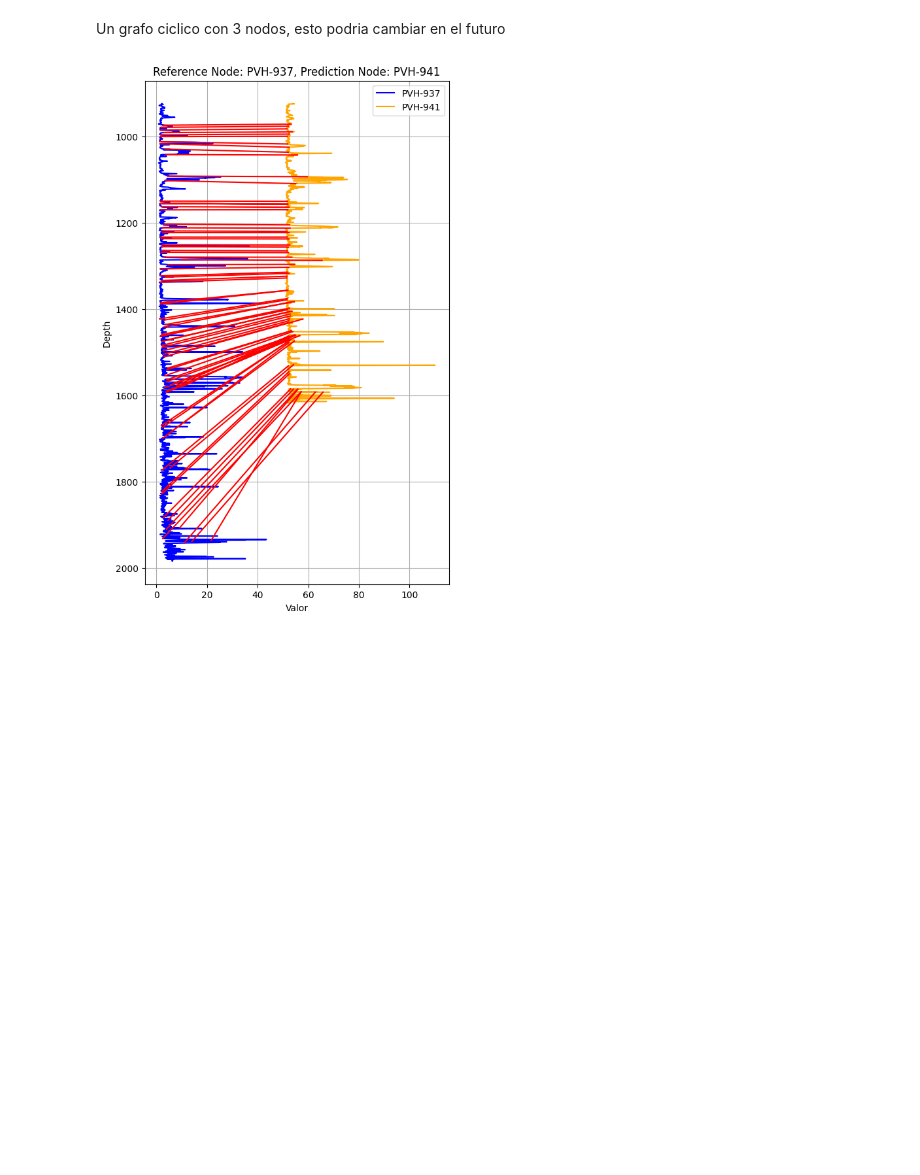
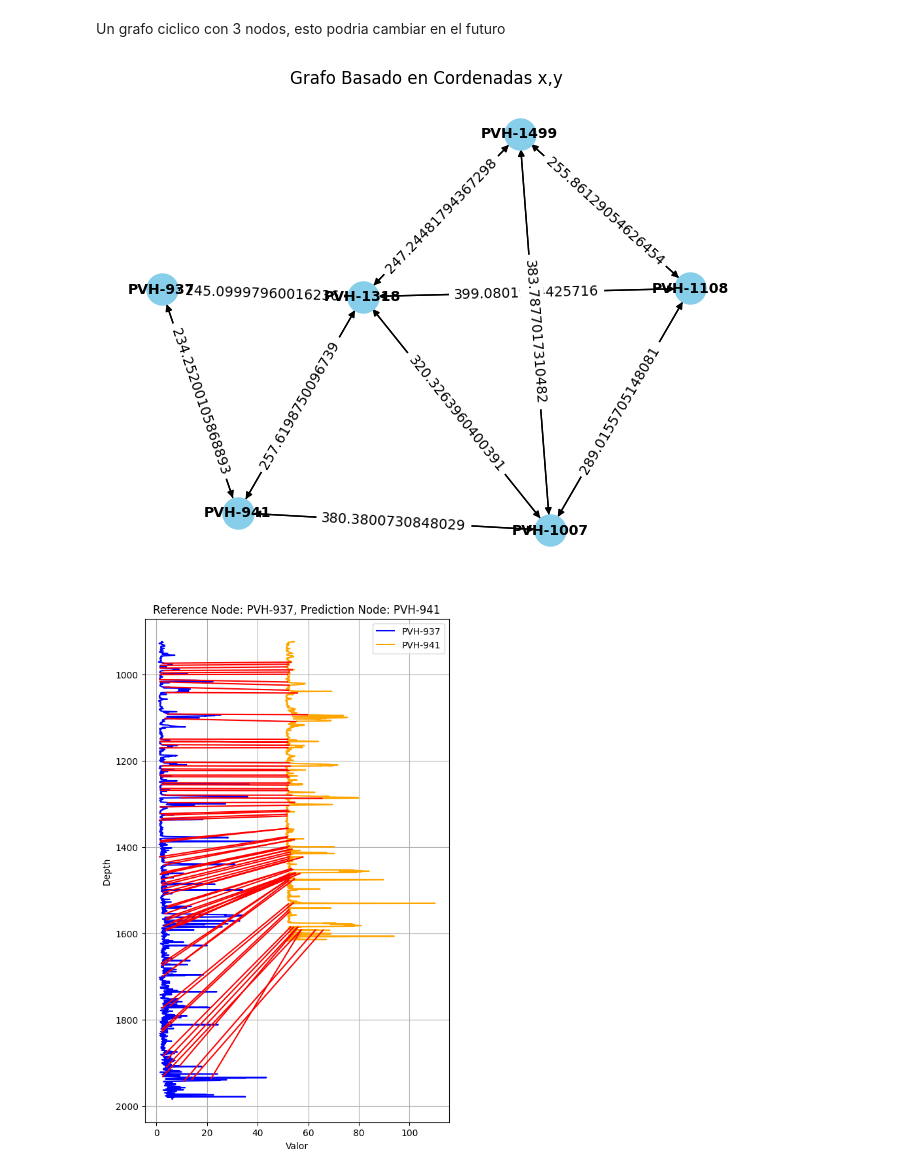
Before and after one commit to scast3/dtw_tool, a Jupyter notebook: window_optimization.ipynb, the cells around one changed output. Saved outputs shown, nothing was run; the diff lists cells and outputs as text; code cells hidden in the pictures; blank space fills up the shorter version.

Commit message:
added some new nodes to start testing graph, need to fix optimization first

```diff
--- a/window_optimization.ipynb
+++ b/window_optimization.ipynb
@@ -107,31 +114,33 @@ Un grafo ciclico con 3 nodos, esto podria cambiar en el futuro
 # %%
 #%%
 # Function to calculate geodesic distance between two points
 def calculate_distance(lat1, lon1, lat2, lon2):
     return geodesic((lat1, lon1), (lat2, lon2)).meters
 
 def euclidian_distance(x1, y1, x2, y2):
     return np.sqrt((x1 - x2)**2 + (y1 - y2)**2)
 
-threshold_distance = 2000  # Define a distance threshold
+threshold_distance = 400  # Define a distance threshold
 
 for node1, data1 in G.nodes(data=True):
     for node2, data2 in G.nodes(data=True):
         if node1 != node2:
             pos1 = data1['pos']
             pos2 = data2['pos']
             distance = euclidian_distance(pos1[0], pos1[1], pos2[0], pos2[1])
             if distance <= threshold_distance:
                 G.add_edge(node1, node2, weight=distance)
 
 # Visualize the graph
 pos = nx.get_node_attributes(G, 'pos')
 nx.draw(G, pos, with_labels=True, node_size=500, node_color='skyblue', font_size=10, font_weight='bold')
 labels = nx.get_edge_attributes(G, 'weight')
 nx.draw_networkx_edge_labels(G, pos, edge_labels=labels)
 
 plt.title("Grafo Basado en Cordenadas x,y")
 plt.show()
+# %% [output]
+[figure, added]
 # %%
 
 # helper methods
```
Also changed, not shown: parts of 4 cells of this notebook.
